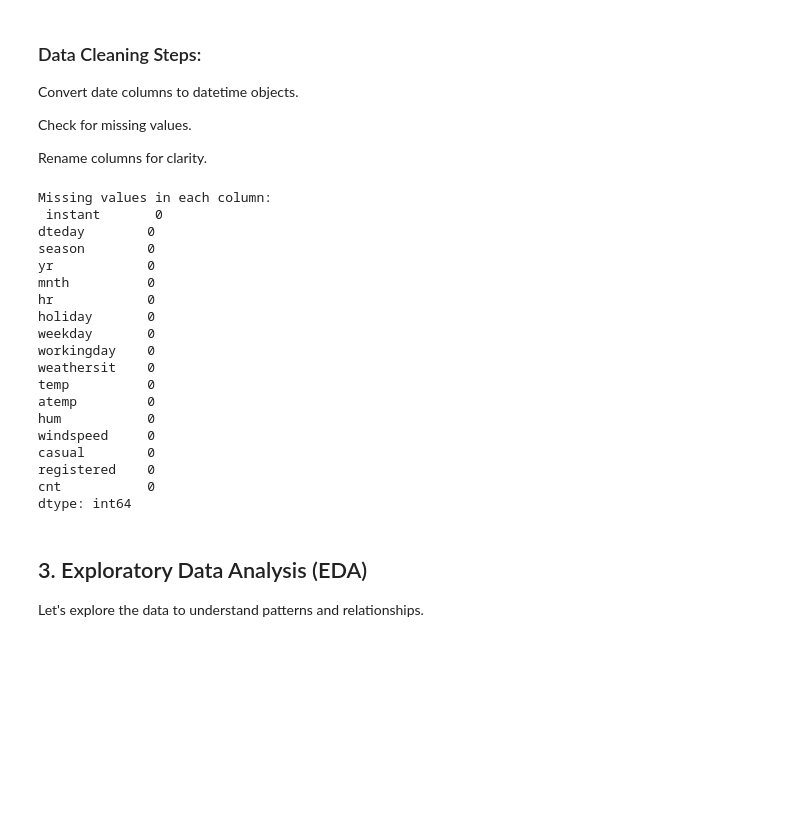
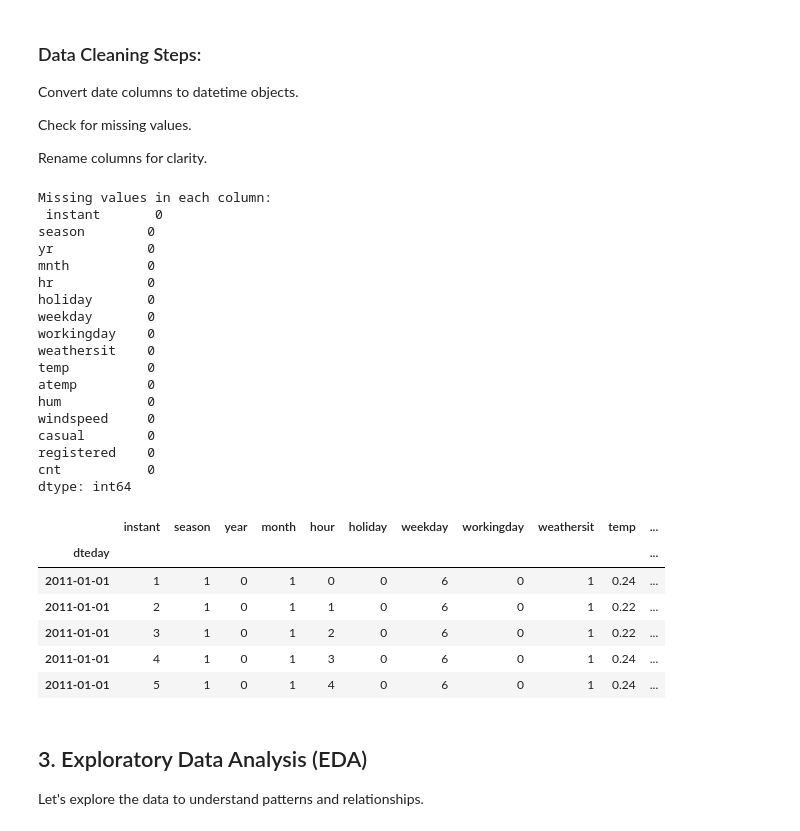
Before and after one commit to MohammadB88/MLOps-Workshop-Exercises, a Jupyter notebook: workshop_materials/bike_demand_forecasting/notebooks/01_data_exploration.ipynb, the cells around one changed output. Cells and saved outputs as stored; diff of their text form; code cells hidden in the pictures; blank space fills up the shorter version.

```diff
--- a/workshop_materials/bike_demand_forecasting/notebooks/01_data_exploration.ipynb
+++ b/workshop_materials/bike_demand_forecasting/notebooks/01_data_exploration.ipynb
@@ -93,41 +94,47 @@ Check for missing values.
 
 Rename columns for clarity.
 # %%
-# Convert 'dteday' to datetime
-df['dteday'] = pd.to_datetime(df['dteday'])
-
 # Check for missing values
 missing_values = df.isnull().sum()
 print("Missing values in each column:\n", missing_values)
 
 # Rename columns
 df.rename(columns={
     'yr': 'year',
     'mnth': 'month',
     'hr': 'hour',
     'hum': 'humidity',
     'cnt': 'count'
 }, inplace=True)
+
+# Display the first few rows of the processed dataset
+df.head()
 # %% [output]
 Missing values in each column:
  instant       0
-dteday        0
 season        0
 yr            0
 mnth          0
 hr            0
 holiday       0
 weekday       0
 workingday    0
 weathersit    0
 temp          0
 atemp         0
 hum           0
 windspeed     0
 casual        0
 registered    0
 cnt           0
 dtype: int64
+|  | instant | season | year | month | hour | holiday | weekday | workingday | weathersit | temp | ... |
+| dteday |  |  |  |  |  |  |  |  |  |  | ... |
+| 2011-01-01 | 1 | 1 | 0 | 1 | 0 | 0 | 6 | 0 | 1 | 0.24 | ... |
+| 2011-01-01 | 2 | 1 | 0 | 1 | 1 | 0 | 6 | 0 | 1 | 0.22 | ... |
+| 2011-01-01 | 3 | 1 | 0 | 1 | 2 | 0 | 6 | 0 | 1 | 0.22 | ... |
+| 2011-01-01 | 4 | 1 | 0 | 1 | 3 | 0 | 6 | 0 | 1 | 0.24 | ... |
+| 2011-01-01 | 5 | 1 | 0 | 1 | 4 | 0 | 6 | 0 | 1 | 0.24 | ... |
 # %% [markdown]
 ## 3. Exploratory Data Analysis (EDA)
 
```
Also changed, not shown: parts of 5 cells of this notebook, 22 other files.
